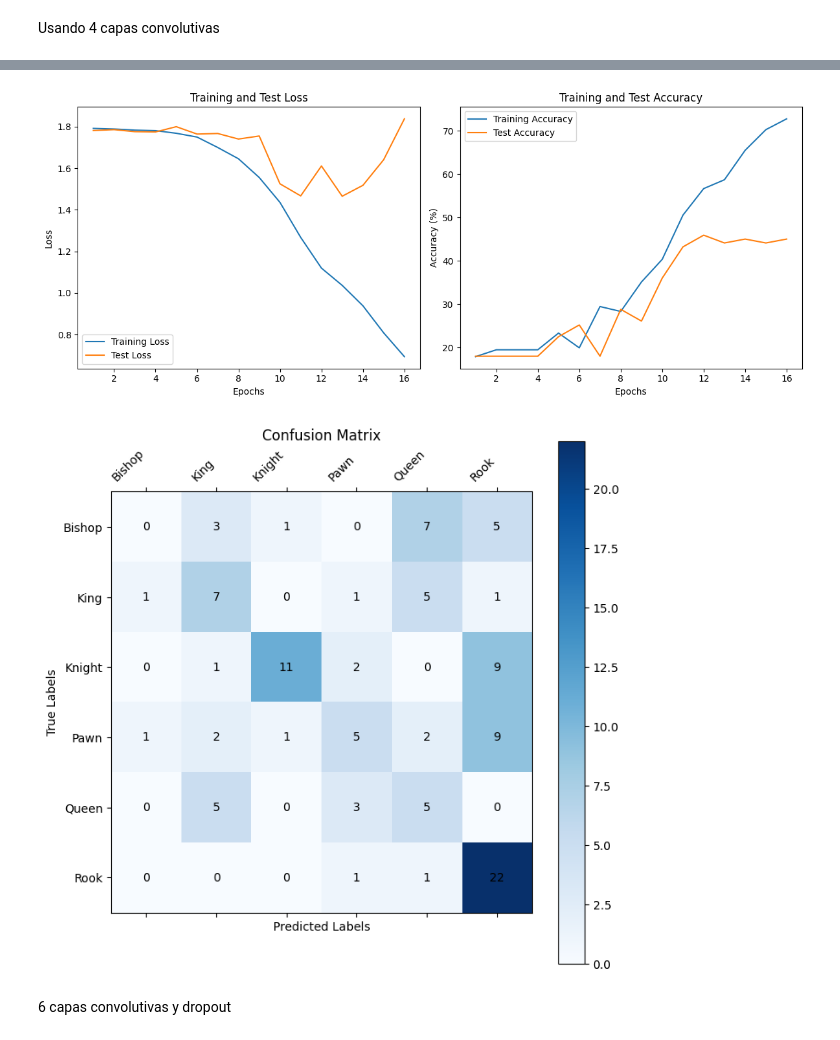
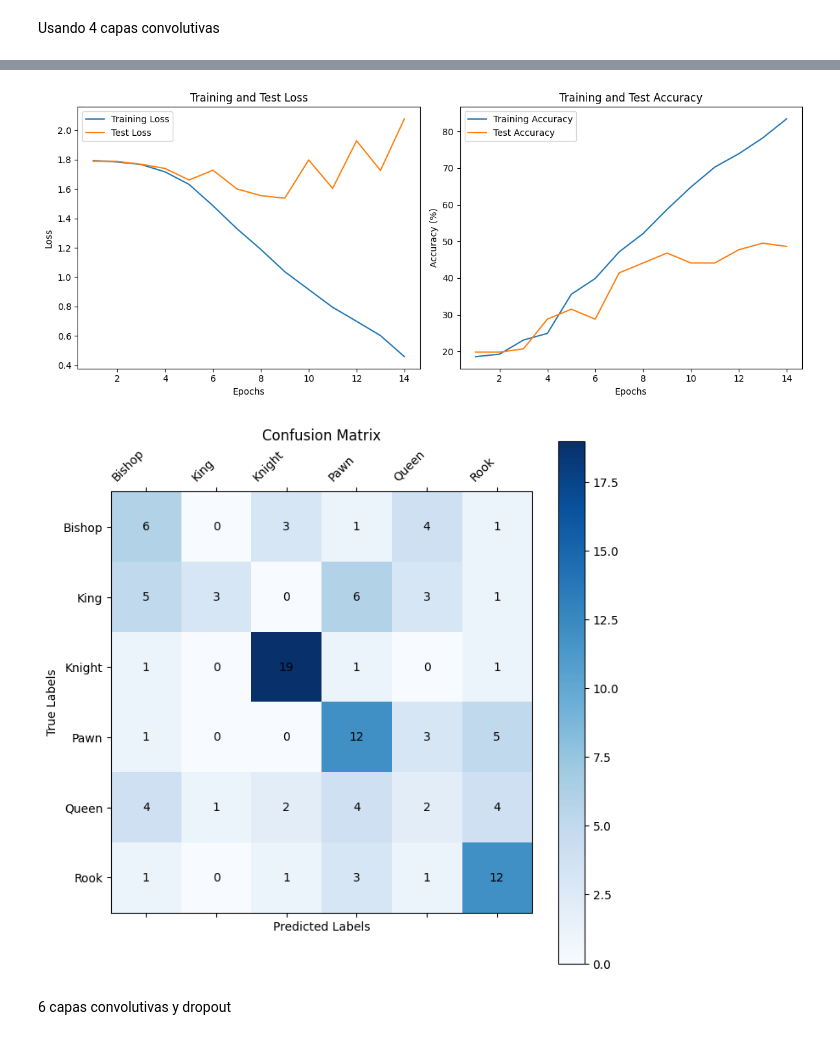
Before and after one commit to lunahernandez/ClasificadorImagenesCNN, a Jupyter notebook: clasificador_ajedrez.ipynb, the cells around one changed output, grey strips where cells are left out. Cells and saved outputs as stored; diff of their text form; code cells hidden in the pictures.

```diff
--- a/clasificador_ajedrez.ipynb
+++ b/clasificador_ajedrez.ipynb
@@ -39,8 +151,8 @@ test_size = len(full_data) - train_size  # 20% para prueba
 train_data, test_data = random_split(full_data, [train_size, test_size])
 
 # DataLoaders para el conjunto de entrenamiento y prueba
-train_loader = DataLoader(train_data, batch_size=32, shuffle=True)
-test_loader = DataLoader(test_data, batch_size=32, shuffle=False)
+train_loader = DataLoader(train_data, batch_size=16, shuffle=True)
+test_loader = DataLoader(test_data, batch_size=16, shuffle=False)
 # %%
 class ConvNet(nn.Module):
     def __init__(self, classes):
@@ -347,7 +456,7 @@ Usando 4 capas convolutivas
 # %%
 model = ConvNet2(classes=full_data.classes)
 criterion = nn.CrossEntropyLoss()
-optimizer = optim.Adam(model.parameters(), lr=0.001)
+optimizer = optim.Adam(model.parameters(), lr=0.0004)
 early_stopping = EarlyStopping(tolerance=5, min_delta=0.01)
 
 trained_model = train_model(model, train_loader, test_loader, criterion, optimizer, early_stopping, epochs=50)
@@ -372,5 +481,5 @@ Entrenamiento detenido en la época 16 debido a la parada temprana.
-[figure, old version]
+[figure, new version]
-[figure, old version]
+[figure, new version]
 # %% [markdown]
 6 capas convolutivas y dropout
 # %%
```
Also changed, not shown: parts of 7 cells of this notebook.
